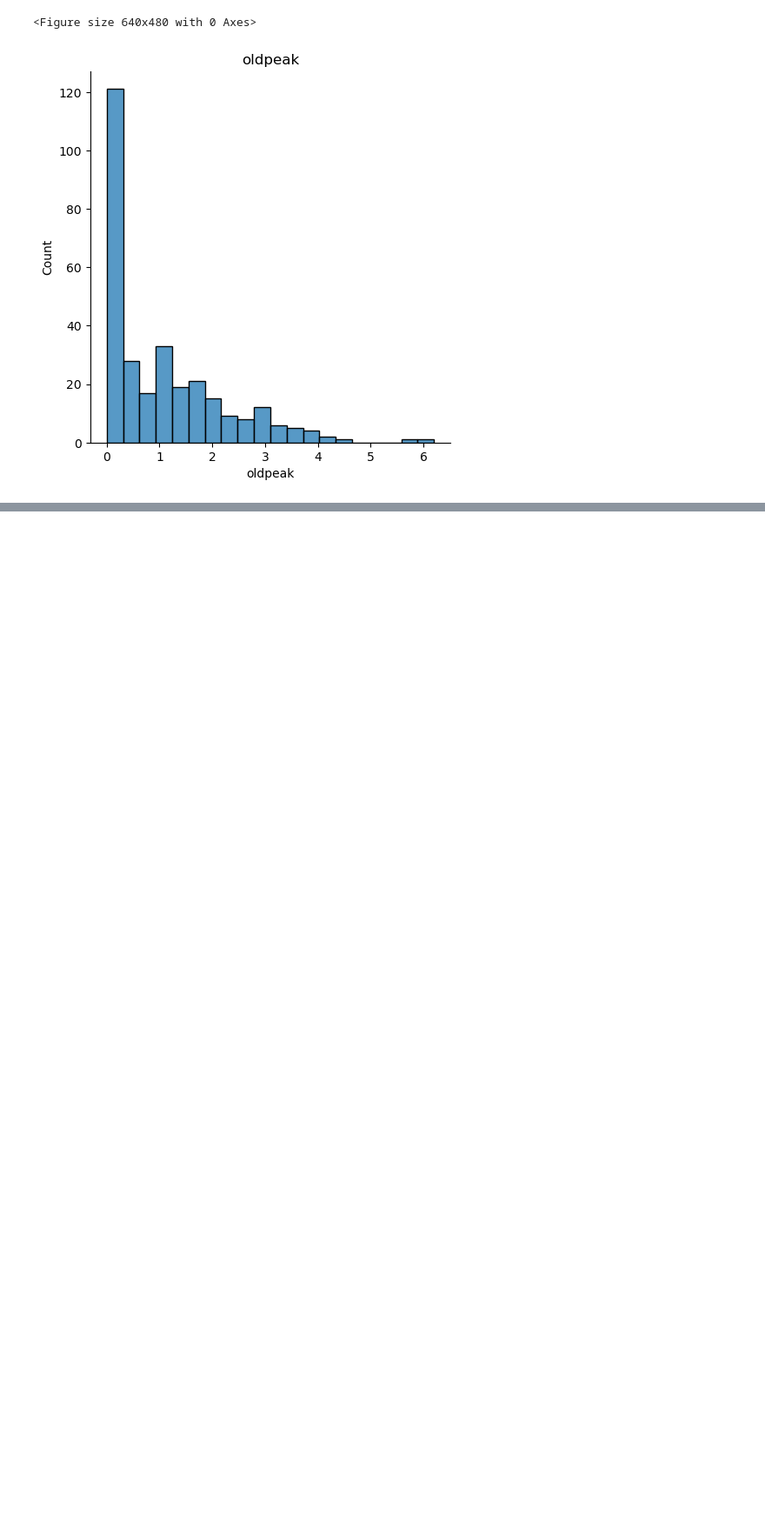
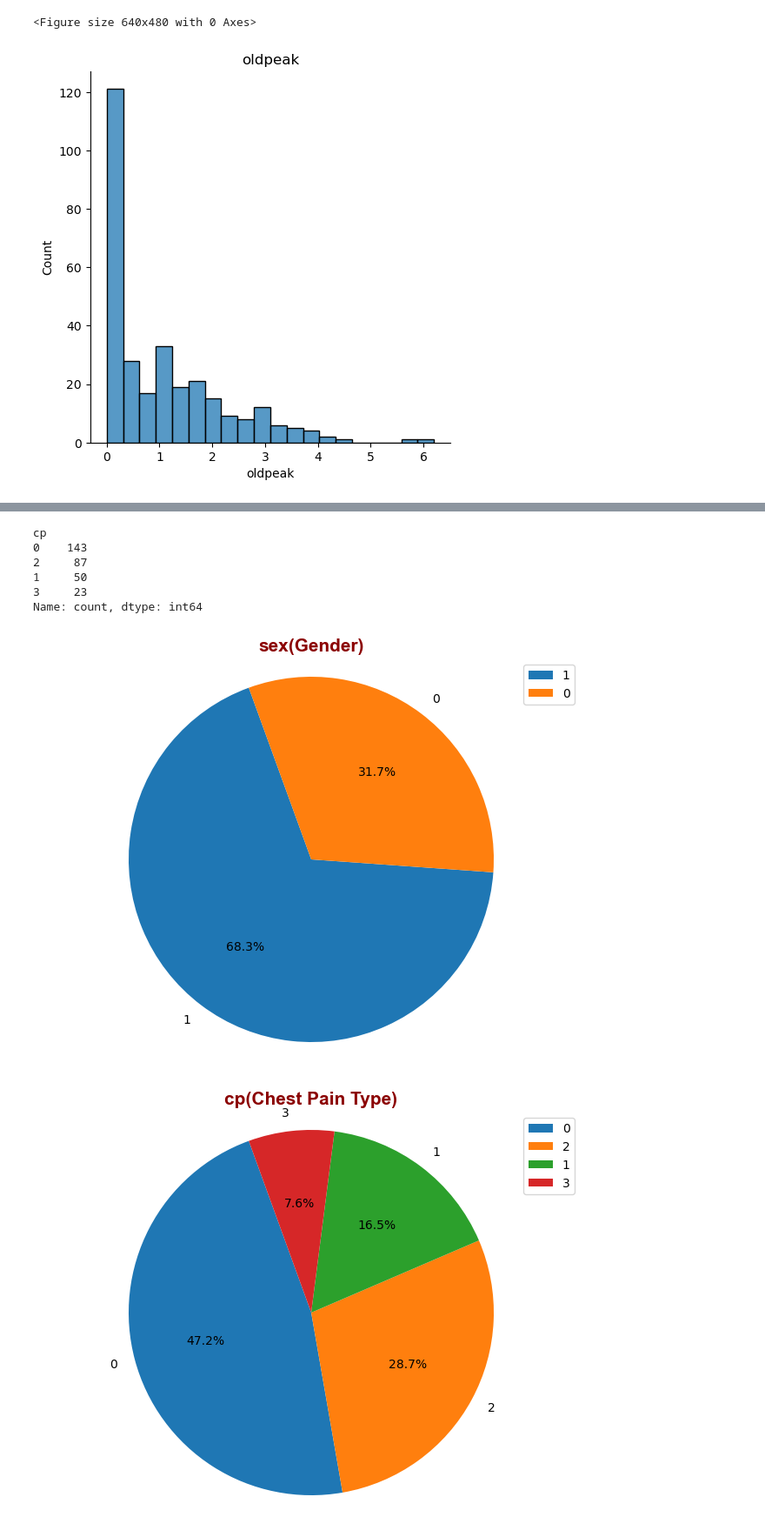
Before and after one commit to harshgadhiya8/Heart-attack-analysis, a Jupyter notebook: Heart attack analysis and prediction.ipynb, the cells around one changed output, grey strips where cells are left out. Shown: that part at 87% size. Cells and saved outputs as stored; diff of their text form; code cells hidden in the pictures; blank space fills up the shorter version.

```diff
--- a/Heart attack analysis and prediction.ipynb
+++ b/Heart attack analysis and prediction.ipynb
@@ -273,0 +280,3 @@ for var in numeric_var:
+# %%
+categoric_axis_name = ["Gender", "Chest Pain Type", "Fasting Blood sugar", "Resting Electrocardiographic Results",
+                      "Exercise Induced Angina", "The Slope of ST Segment", "Number of Major Vessels", "Thal", "Target"]
@@ -273,0 +302,28 @@ for var in numeric_var:
+# %%
+df.cp.value_counts()
+# %% [output]
+cp
+0    143
+2     87
+1     50
+3     23
+Name: count, dtype: int64
+# %%
+title_font = {"family" : "arial", "color" : "darkred", "weight" : "bold", "size" : 15}
+axis_font = {"family" : "arial", "color" : "darkblue", "weight" : "bold", "size" : 13}
+
+for i, z in list(zip(categoric_var, categoric_axis_name)):
+    fig, ax = plt.subplots(figsize = (8, 6))
+
+    observation_values = list(df[i].value_counts().index)
+    total_observation_values = list(df[i].value_counts())
+
+    ax.pie(total_observation_values, labels= observation_values, autopct = '%1.1f%%', startangle = 110, labeldistance = 1.1)
+    ax.axis("equal") # Equal aspect ratio ensures that pie is drawn as a circle.
+
+    plt.title((i + "(" + z + ")"), fontdict = title_font) # Naming Pie Chart Titles
+    plt.legend()
+    plt.show()
+# %% [output]
+[figure, added]
+[figure, added]
```
Also changed, not shown: parts of 5 cells of this notebook.
